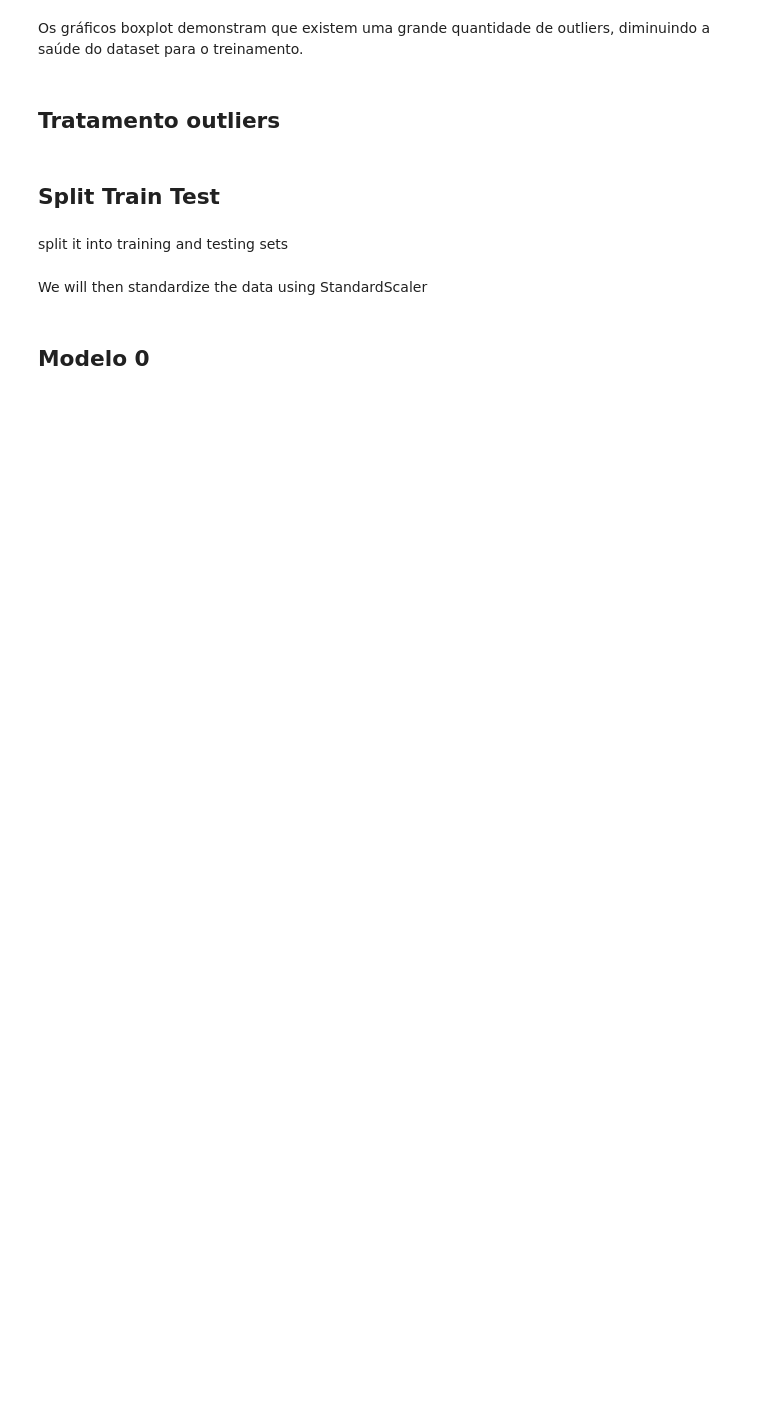
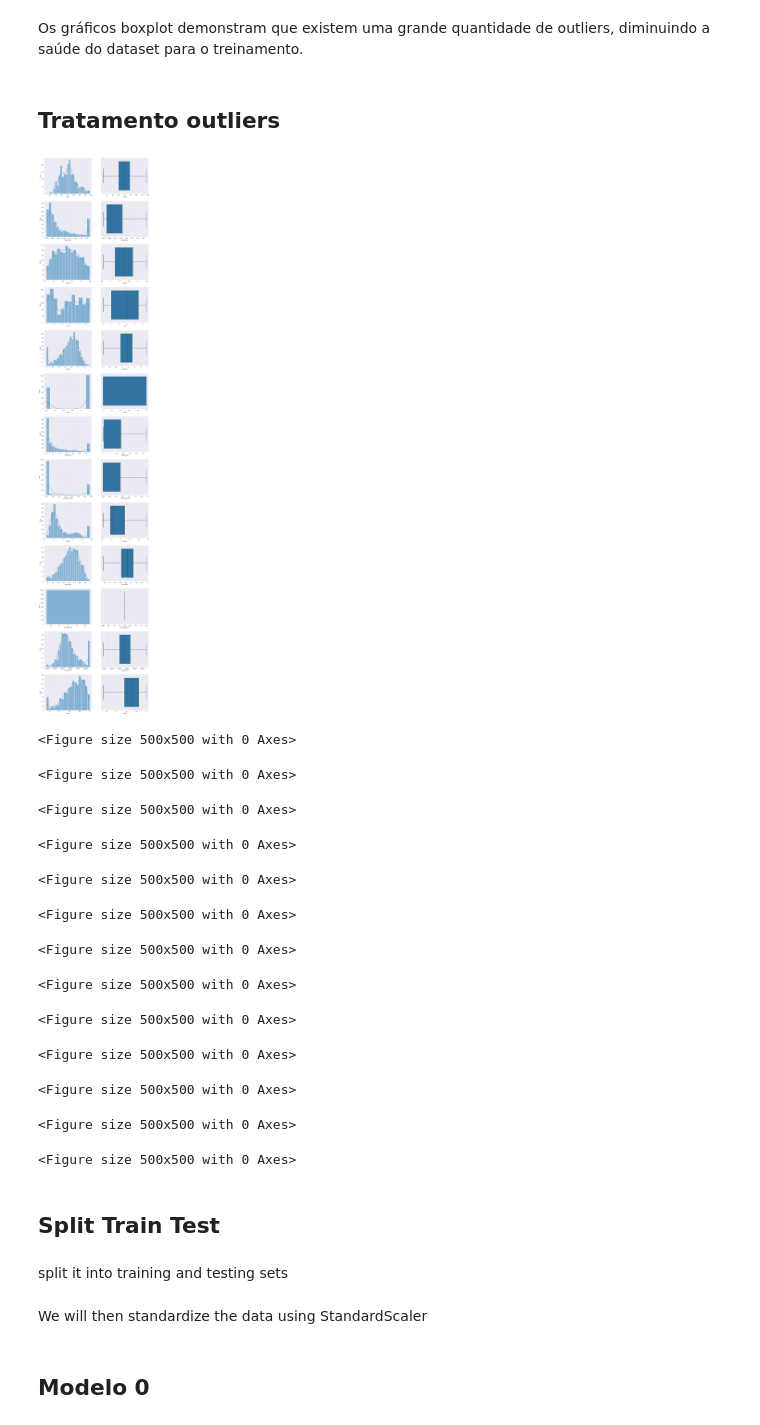
Before and after one commit to KValim/Projetcs, a Jupyter notebook: FIAP/deep learning I/spotfy/spotfy.ipynb, the cells around one changed output. Drawn from its saved outputs; the diff is of its cells as text; code cells hidden in the pictures; blank space fills up the shorter version.

```diff
--- a/FIAP/deep learning I/spotfy/spotfy.ipynb
+++ b/FIAP/deep learning I/spotfy/spotfy.ipynb
@@ -186,11 +198,35 @@ def remove_outlier(col):
     upper_range= Q3+(1.5 * IQR)
     return lower_range, upper_range
 
-for column in df_train_outl.loc[:,:'skewness_dmsnr'].columns:
+for column in df.loc[:,:'target'].columns:
     if 1==1:
-        lr,ur=remove_outlier(df_train_outl[column])
-        df_train_outl[column]=np.where(df_train_outl[column]>ur,ur,df_train_outl[column])
-        df_train_outl[column]=np.where(df_train_outl[column]<lr,lr,df_train_outl[column])
+        lr,ur=remove_outlier(df[column])
+        df[column]=np.where(df[column]>ur,ur,df[column])
+        df[column]=np.where(df[column]<lr,lr,df[column])
+# %%
+fig, axes = plt.subplots(nrows=len(continous_features),ncols=2,  figsize=(15, 80))
+for i in range(len(continous_features)):
+    feature = continous_features[i]
+    plt.figure(figsize = (5, 5))
+    data=df.copy()
+
+    sns.histplot(x=data[feature], ax=axes[i][0], kde=True)
+    sns.boxplot(x=data[feature], ax=axes[i][1])
+# %% [output]
+[figure, added]
+<Figure size 500x500 with 0 Axes>
+<Figure size 500x500 with 0 Axes>
+<Figure size 500x500 with 0 Axes>
+<Figure size 500x500 with 0 Axes>
+<Figure size 500x500 with 0 Axes>
+<Figure size 500x500 with 0 Axes>
+<Figure size 500x500 with 0 Axes>
+<Figure size 500x500 with 0 Axes>
+<Figure size 500x500 with 0 Axes>
+<Figure size 500x500 with 0 Axes>
+<Figure size 500x500 with 0 Axes>
+<Figure size 500x500 with 0 Axes>
+<Figure size 500x500 with 0 Axes>
 # %% [markdown]
 ## Split Train Test
 # %% [markdown]
```
Also changed, not shown: parts of 46 cells of this notebook.
